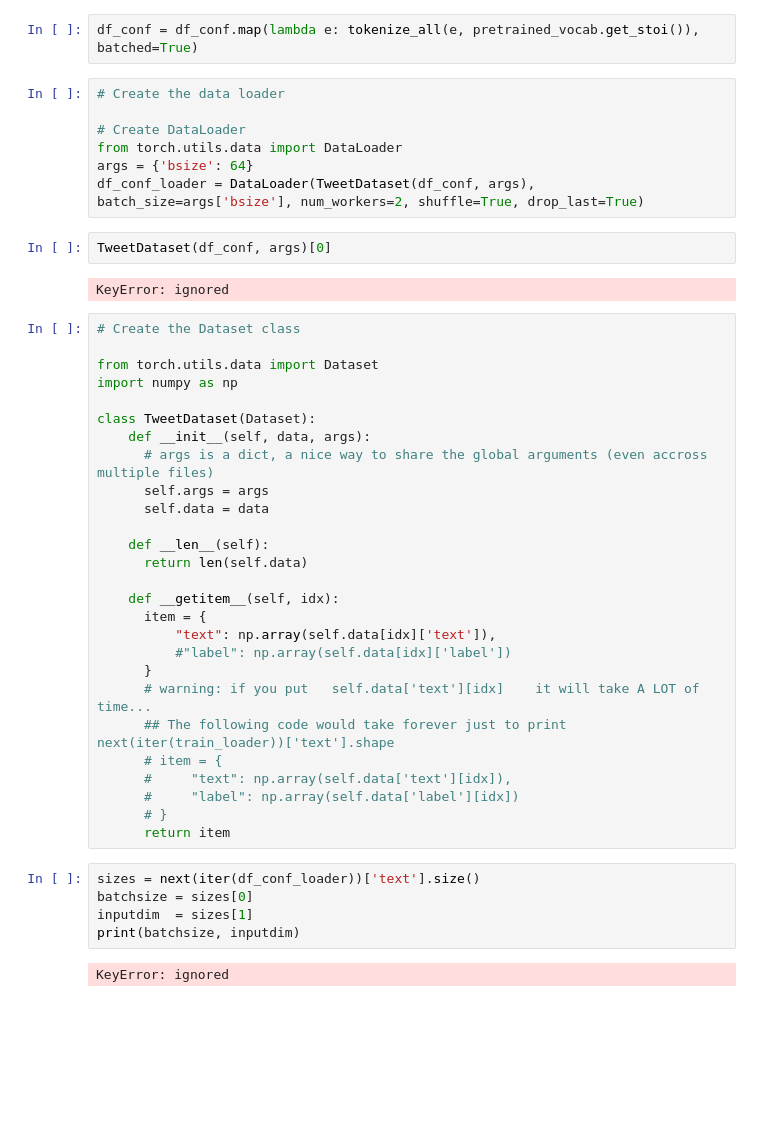
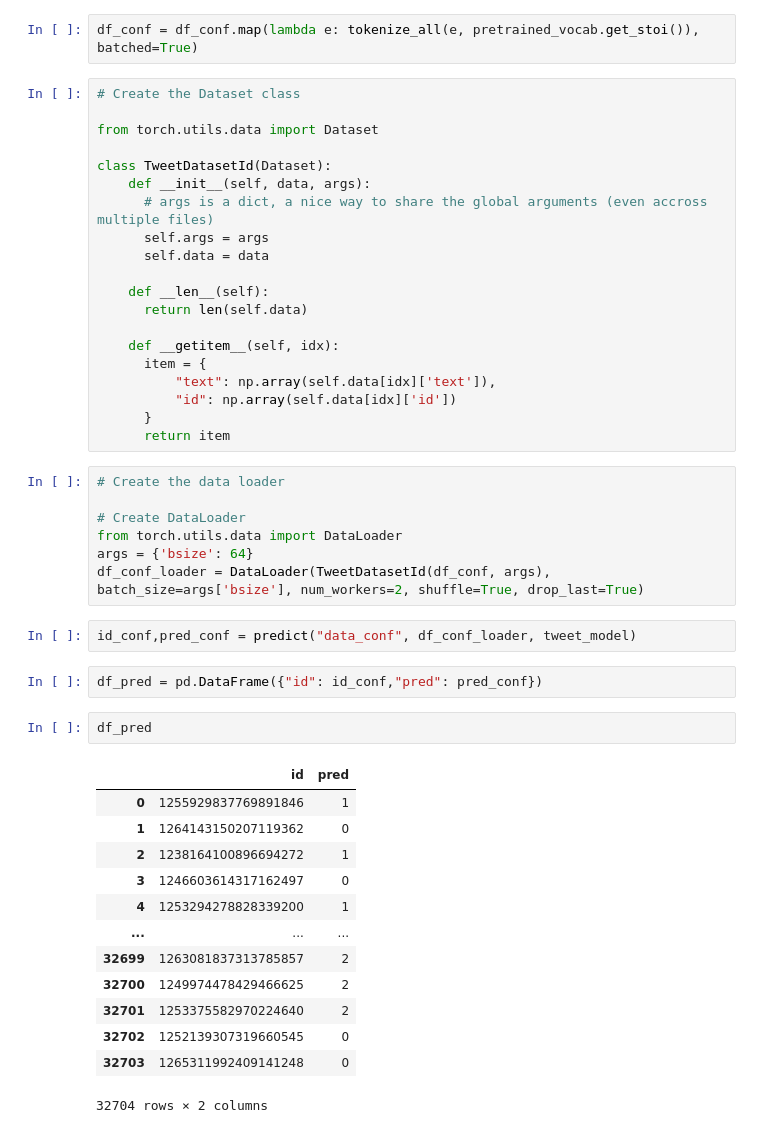
Before and after one commit to mthsansu/MLNLP, a Jupyter notebook: Code/Baseline_modif.ipynb, the cells around one changed output. Drawn from its saved outputs; the diff is of its cells as text; blank space fills up the shorter version.

```diff
--- a/Code/Baseline_modif.ipynb
+++ b/Code/Baseline_modif.ipynb
@@ -452,48 +525,50 @@ from datasets import Dataset
 df_conf = Dataset(pa.Table.from_pandas(df))
 # %%
 df_conf = df_conf.map(lambda e: tokenize_all(e, pretrained_vocab.get_stoi()), batched=True)
+# %%
+# Create the Dataset class
+
+from torch.utils.data import Dataset
+
+class TweetDatasetId(Dataset):
+    def __init__(self, data, args):
+      # args is a dict, a nice way to share the global arguments (even accross multiple files)
+      self.args = args
+      self.data = data
+
+    def __len__(self):
+      return len(self.data)
+
+    def __getitem__(self, idx):
+      item = {
+          "text": np.array(self.data[idx]['text']),
+          "id": np.array(self.data[idx]['id'])
+      }
+      return item
 # %%
 # Create the data loader
 
 # Create DataLoader
 from torch.utils.data import DataLoader
 args = {'bsize': 64}
-df_conf_loader = DataLoader(TweetDataset(df_conf, args), batch_size=args['bsize'], num_workers=2, shuffle=True, drop_last=True)
+df_conf_loader = DataLoader(TweetDatasetId(df_conf, args), batch_size=args['bsize'], num_workers=2, shuffle=True, drop_last=True)
-# %%
-TweetDataset(df_conf, args)[0]
-# %% [output]
-KeyError: ignored
-# %%
-# Create the Dataset class
-
-from torch.utils.data import Dataset
-import numpy as np
-
-class TweetDataset(Dataset):
-    def __init__(self, data, args):
-      # args is a dict, a nice way to share the global arguments (even accross multiple files)
-      self.args = args
-      self.data = data
-
-    def __len__(self):
-      return len(self.data)
-
-    def __getitem__(self, idx):
-      item = {
-          "text": np.array(self.data[idx]['text']),
-          #"label": np.array(self.data[idx]['label'])
-      }
-      # warning: if you put   self.data['text'][idx]    it will take A LOT of time...
-      ## The following code would take forever just to print next(iter(train_loader))['text'].shape
-      # item = {
-      #     "text": np.array(self.data['text'][idx]),
-      #     "label": np.array(self.data['label'][idx])
-      # }
-      return item
-# %%
-sizes = next(iter(df_conf_loader))['text'].size()
-batchsize = sizes[0]
-inputdim  = sizes[1]
-print(batchsize, inputdim)
-# %% [output]
-KeyError: ignored
+# %%
+id_conf,pred_conf = predict("data_conf", df_conf_loader, tweet_model)
+# %%
+df_pred = pd.DataFrame({"id": id_conf,"pred": pred_conf})
+# %%
+df_pred
+# %% [output]
+|  | id | pred |
+| 0 | 1255929837769891846 | 1 |
+| 1 | 1264143150207119362 | 0 |
+| 2 | 1238164100896694272 | 1 |
+| 3 | 1246603614317162497 | 0 |
+| 4 | 1253294278828339200 | 1 |
+| ... | ... | ... |
+| 32699 | 1263081837313785857 | 2 |
+| 32700 | 1249974478429466625 | 2 |
+| 32701 | 1253375582970224640 | 2 |
+| 32702 | 1252139307319660545 | 0 |
+| 32703 | 1265311992409141248 | 0 |
+32704 rows × 2 columns
```
Also changed, not shown: parts of 13 cells of this notebook.
